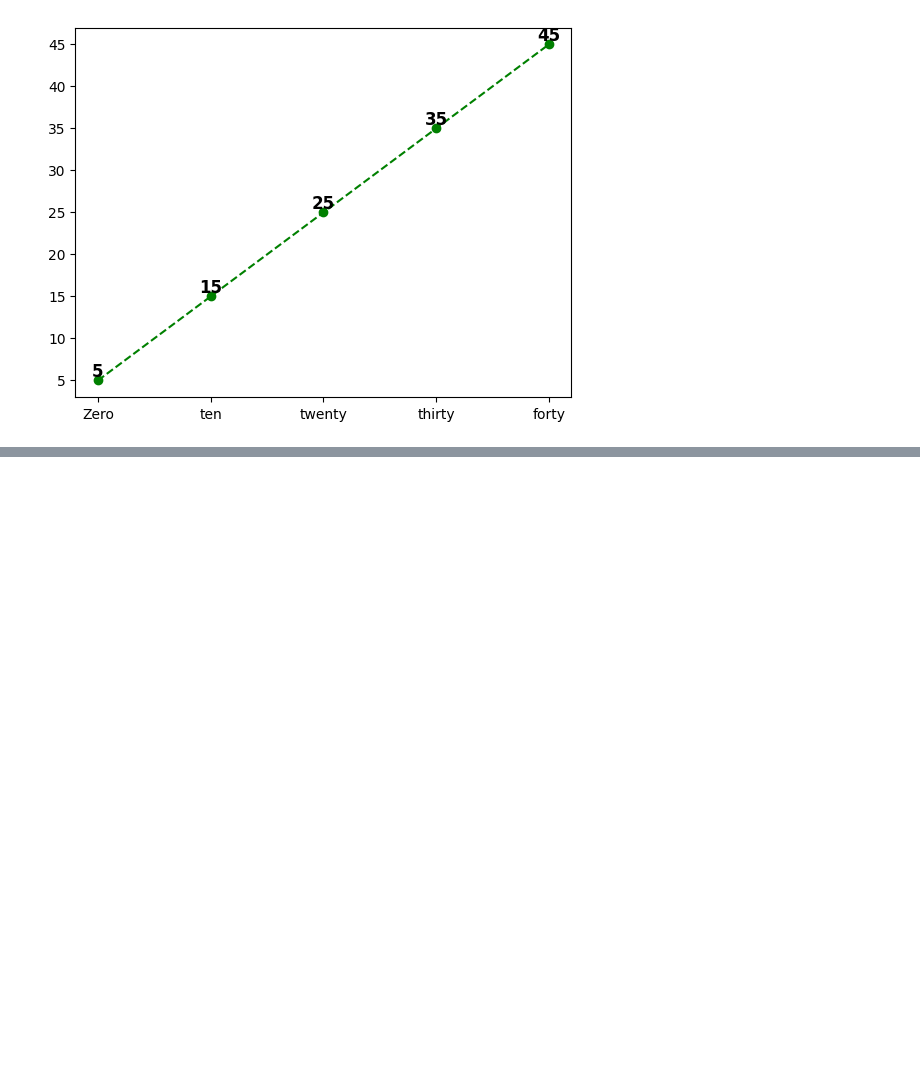
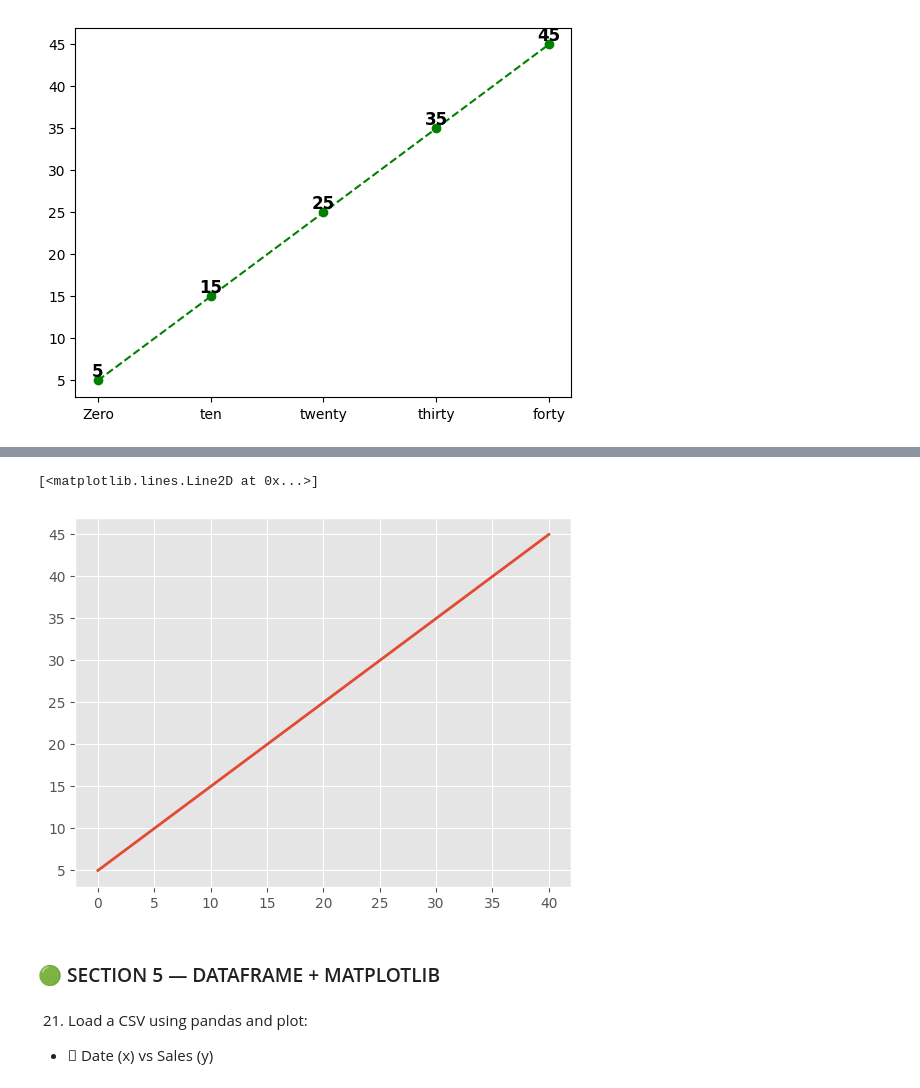
Before and after one commit to sagarnbeedi-analytics/data-analytics-portfolio, a Jupyter notebook: PYTHON/practicing_python_libraries/python_files/matplotlib.ipynb, the cells around one changed output, grey strips where cells are left out. Saved outputs shown, nothing was run; the diff lists cells and outputs as text; code cells hidden in the pictures; blank space fills up the shorter version.

```diff
--- a/PYTHON/practicing_python_libraries/python_files/matplotlib.ipynb
+++ b/PYTHON/practicing_python_libraries/python_files/matplotlib.ipynb
@@ -457,0 +469,11 @@ for x1,y1 in zip(x,y):
+# %%
+plt.style.use(style="ggplot")
+plt.plot(x,y)
+# %% [output]
+[<matplotlib.lines.Line2D at 0x...>]
+[figure, added]
+# %% [markdown]
+### 🟢 SECTION 5 — DATAFRAME + MATPLOTLIB
+# %% [markdown]
+21. Load a CSV using pandas and plot:
+-  Date (x) vs Sales (y)
```
Also changed, not shown: parts of 6 cells of this notebook.
